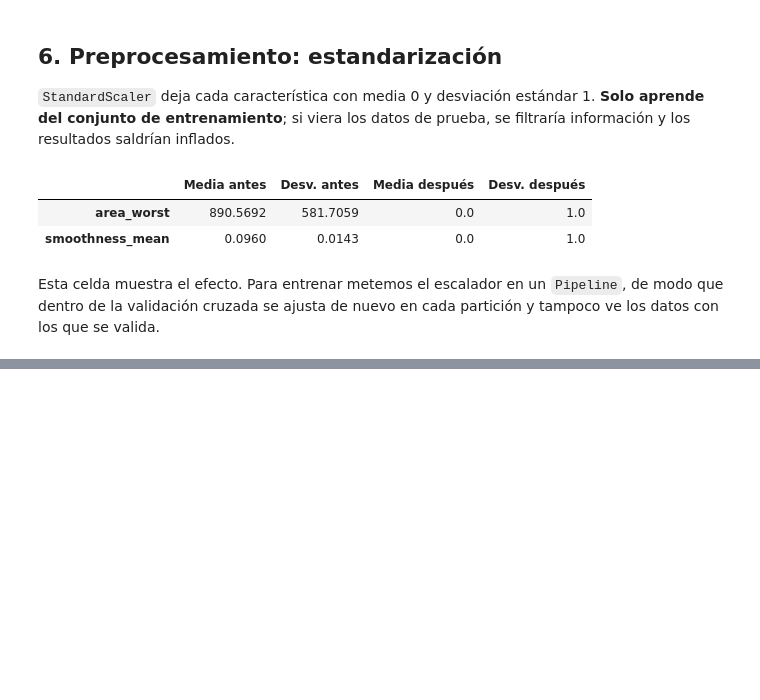
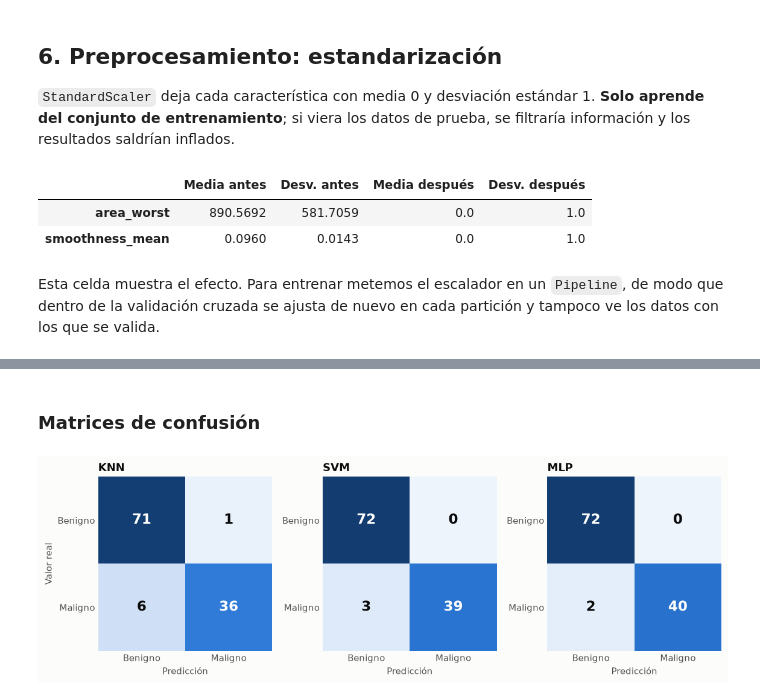
Before and after one commit to jorgemx546/comparacion-aprendizaje-supervisado, a Jupyter notebook: Comparacion_KNN_SVM_MLP.ipynb, the cells around one changed output, grey strips where cells are left out. Drawn from its saved outputs; the diff is of its cells as text; code cells hidden in the pictures; blank space fills up the shorter version.

```diff
--- a/Comparacion_KNN_SVM_MLP.ipynb
+++ b/Comparacion_KNN_SVM_MLP.ipynb
@@ -247,0 +358,30 @@ Esta celda muestra el efecto. Para entrenar metemos el escalador en un `Pipeline
+# %% [markdown]
+### Matrices de confusión
+# %%
+mapa = LinearSegmentedColormap.from_list("azul", ["#eef4fc", "#2a78d6", "#123a6b"])
+fig, ejes = plt.subplots(1, 3, figsize=(10.5, 3.5))
+clases = ["Benigno", "Maligno"]
+maximo = len(y_test)
+
+for eje, nombre in zip(ejes, MODELOS):
+    matriz = confusion_matrix(y_test, predicciones[nombre], labels=[0, 1])
+    eje.imshow(matriz, cmap=mapa, vmin=0, vmax=maximo * 0.65)
+    eje.set_title(nombre)
+    eje.set_xticks([0, 1], clases)
+    eje.set_yticks([0, 1], clases)
+    eje.set_xlabel("Predicción")
+    eje.tick_params(length=0)
+    for spine in eje.spines.values():
+        spine.set_visible(False)
+    for fila in range(2):
+        for col in range(2):
+            valor = matriz[fila, col]
+            eje.text(
+                col, fila, valor, ha="center", va="center", fontsize=15, fontweight="bold",
+                color="white" if valor > maximo * 0.25 else TINTA,
+            )
+ejes[0].set_ylabel("Valor real")
+fig.tight_layout()
+plt.show()
+# %% [output]
+[figure, added]
```
Also changed, not shown: parts of 8 cells of this notebook.
